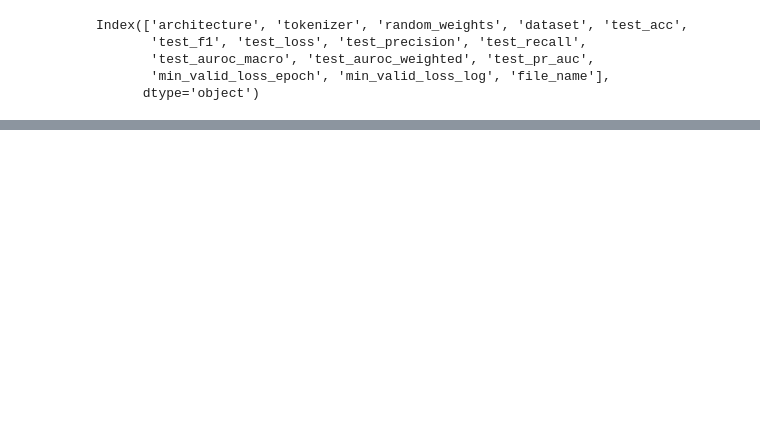
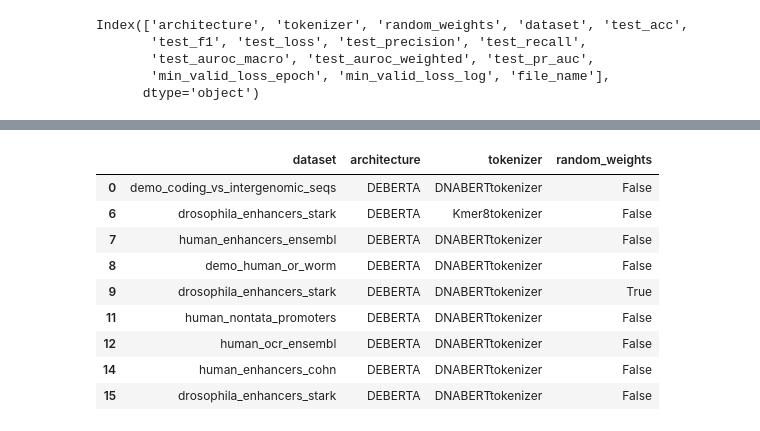
Before and after one commit to ML-Bioinfo-CEITEC/DNA-pretraining, a Jupyter notebook: experiments/genomic_benchmarks/20220803_training/Results_analysis.ipynb, the cells around one changed output, grey strips where cells are left out. Cells and saved outputs as stored; diff of their text form; code cells hidden in the pictures; blank space fills up the shorter version.

```diff
--- a/experiments/genomic_benchmarks/20220803_training/Results_analysis.ipynb
+++ b/experiments/genomic_benchmarks/20220803_training/Results_analysis.ipynb
@@ -290,0 +309,14 @@ missing_combinations_unique[missing_combinations_unique['dataset'] == 'drosophil
+# %%
+# missing_combinations_unique[missing_combinations_unique['dataset'] == 'drosophila_enhancers_stark']
+missing_combinations_unique[missing_combinations_unique['tokenizer'] != 'Kmer7tokenizer']
+# %% [output]
+|  | dataset | architecture | tokenizer | random_weights |
+| 0 | demo_coding_vs_intergenomic_seqs | DEBERTA | DNABERTtokenizer | False |
+| 6 | drosophila_enhancers_stark | DEBERTA | Kmer8tokenizer | False |
+| 7 | human_enhancers_ensembl | DEBERTA | DNABERTtokenizer | False |
+| 8 | demo_human_or_worm | DEBERTA | DNABERTtokenizer | False |
+| 9 | drosophila_enhancers_stark | DEBERTA | DNABERTtokenizer | True |
+| 11 | human_nontata_promoters | DEBERTA | DNABERTtokenizer | False |
+| 12 | human_ocr_ensembl | DEBERTA | DNABERTtokenizer | False |
+| 14 | human_enhancers_cohn | DEBERTA | DNABERTtokenizer | False |
+| 15 | drosophila_enhancers_stark | DEBERTA | DNABERTtokenizer | False |
```
Also changed, not shown: parts of 9 cells of this notebook, 24 other files.
